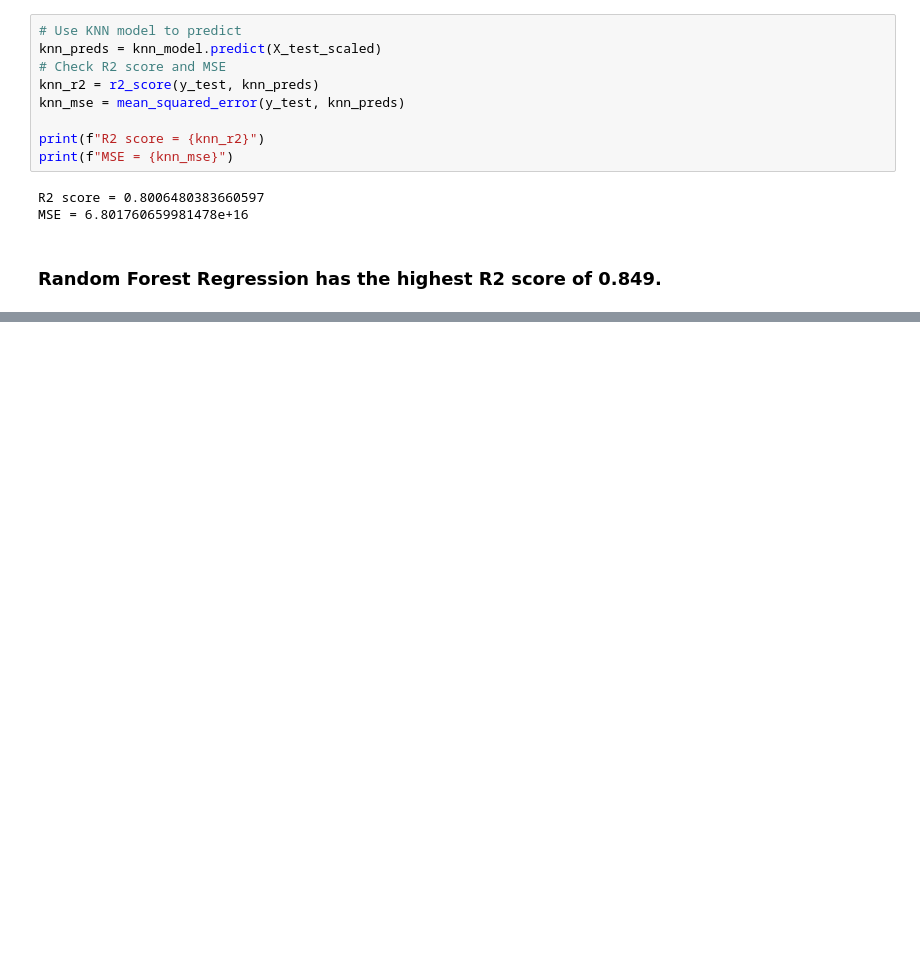
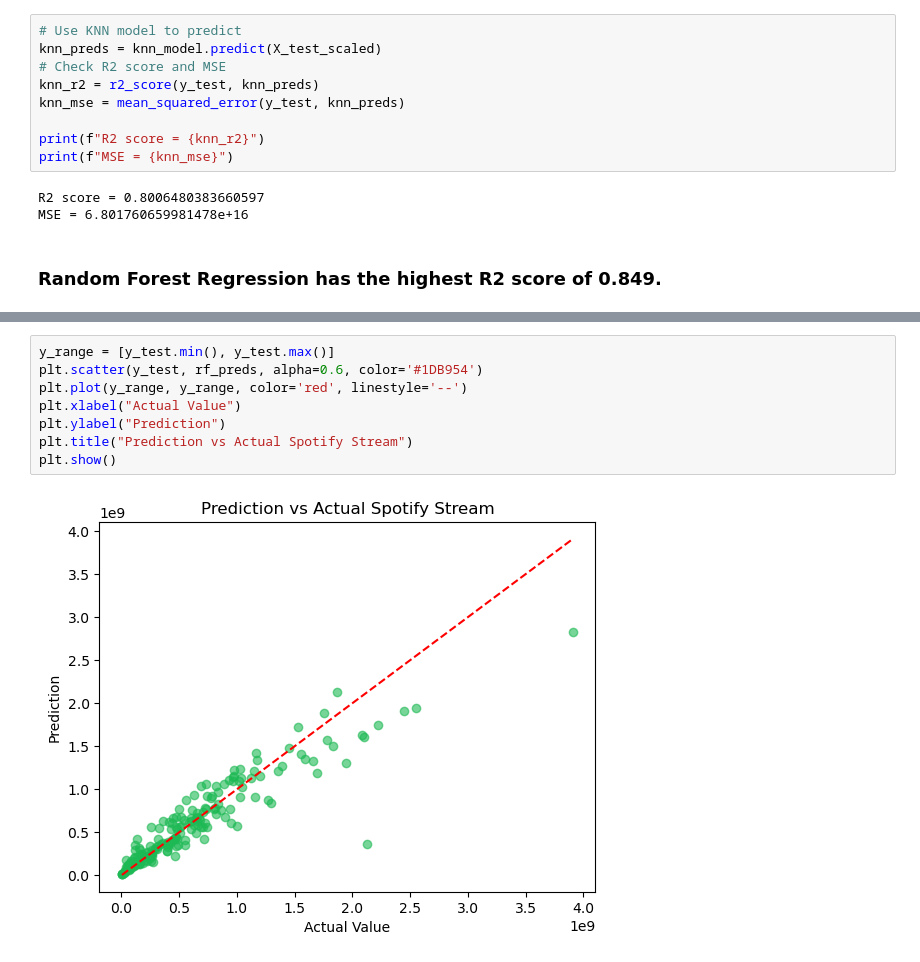
Before and after one commit to stellasyyun/ml-project-2, a Jupyter notebook: spotify.ipynb, the cells around one changed output, grey strips where cells are left out. Saved outputs shown, nothing was run; the diff lists cells and outputs as text; blank space fills up the shorter version.

```diff
--- a/spotify.ipynb
+++ b/spotify.ipynb
@@ -156,0 +171,10 @@ MSE = 6.801760659981478e+16
+# %%
+y_range = [y_test.min(), y_test.max()]
+plt.scatter(y_test, rf_preds, alpha=0.6, color='#1DB954')
+plt.plot(y_range, y_range, color='red', linestyle='--')
+plt.xlabel("Actual Value")
+plt.ylabel("Prediction")
+plt.title("Prediction vs Actual Spotify Stream")
+plt.show()
+# %% [output]
+[figure, added]
```
Also changed, not shown: parts of 1 cell of this notebook.
